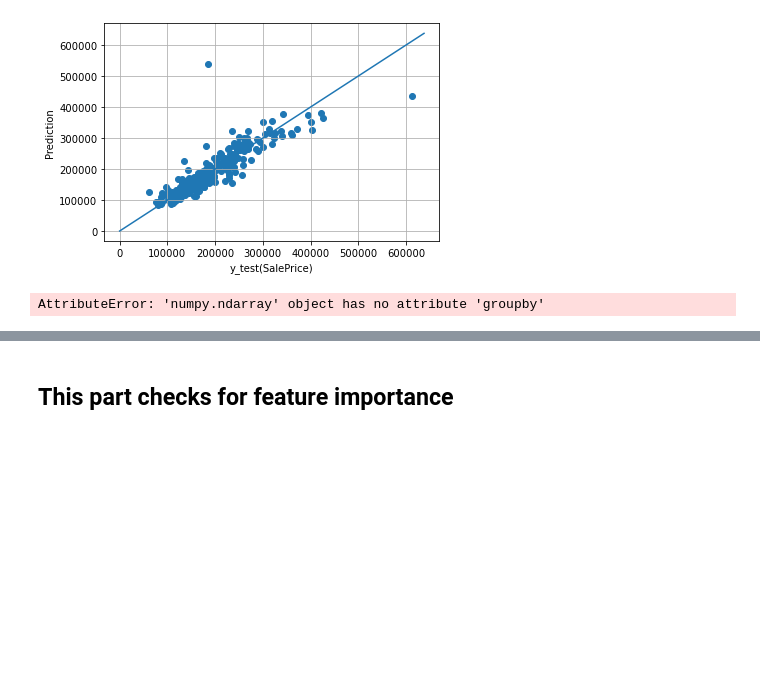
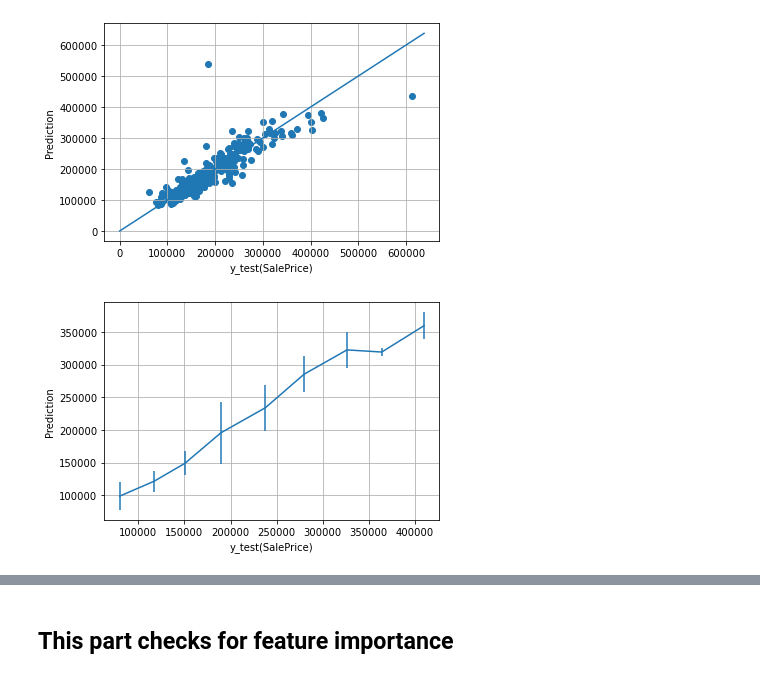
Before and after one commit to Aleksandr-Perekhodko/Final-UCF-Project, a Jupyter notebook: final.ipynb, the cells around one changed output, grey strips where cells are left out. Drawn from its saved outputs; the diff is of its cells as text; code cells hidden in the pictures; blank space fills up the shorter version.

Commit message:
updated RF error.

```diff
--- a/final.ipynb
+++ b/final.ipynb
@@ -641,20 +641,20 @@ R2 Score on the test dataset using RandomForestRegressor: 0.7739200768730643
 # %%
 bins = np.linspace(0, max(y_test), 15)
 digitized = np.digitize(y_test, bins)
 
 RF_Res = pd.DataFrame(y_test)
 RF_Res['pred'] =predictions
 RF_Res["bins"] = digitized
 RF_Res['error'] = (predictions-y_test)
-RF_Res_mean = gg.groupby(['bins']).mean()
-RF_Res_std =gg.groupby(['bins']).std()
+RF_Res_mean = RF_Res.groupby(['bins']).mean()
+RF_Res_std =RF_Res.groupby(['bins']).std()
 
 plt.errorbar(RF_Res_mean['SalePrice'][:-1],RF_Res_mean['pred'][:-1],RF_Res_std['error'][:-1])
 plt.xlabel('y_test(SalePrice)')
 plt.ylabel('Prediction')
 plt.grid()
 # %% [output]
-AttributeError: 'numpy.ndarray' object has no attribute 'groupby'
+[figure, added]
 # %%
 error_perc = (predictions-y_test)/y_test*100
 plt.boxplot(error_perc)
```
Also changed, not shown: parts of 3 cells of this notebook.
